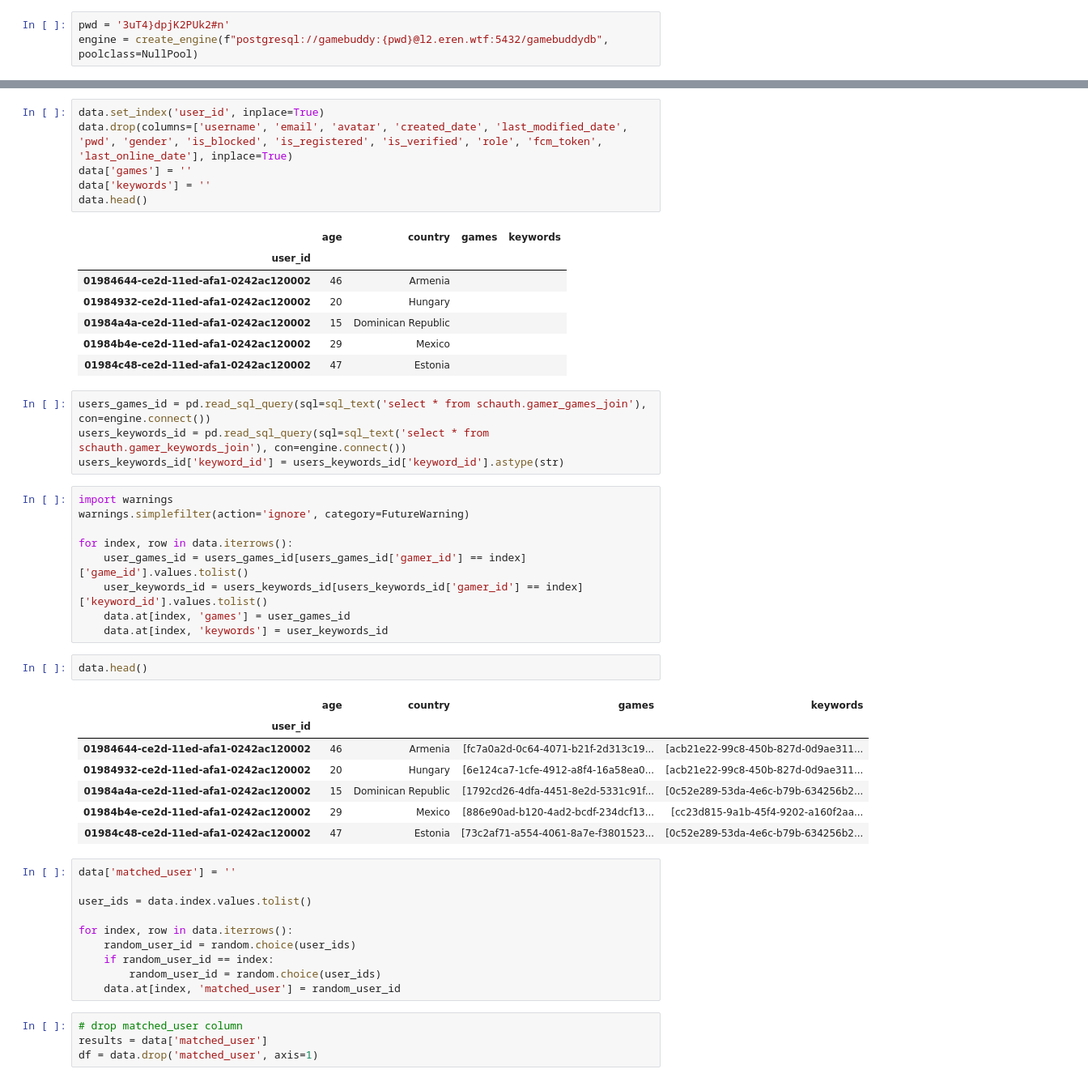
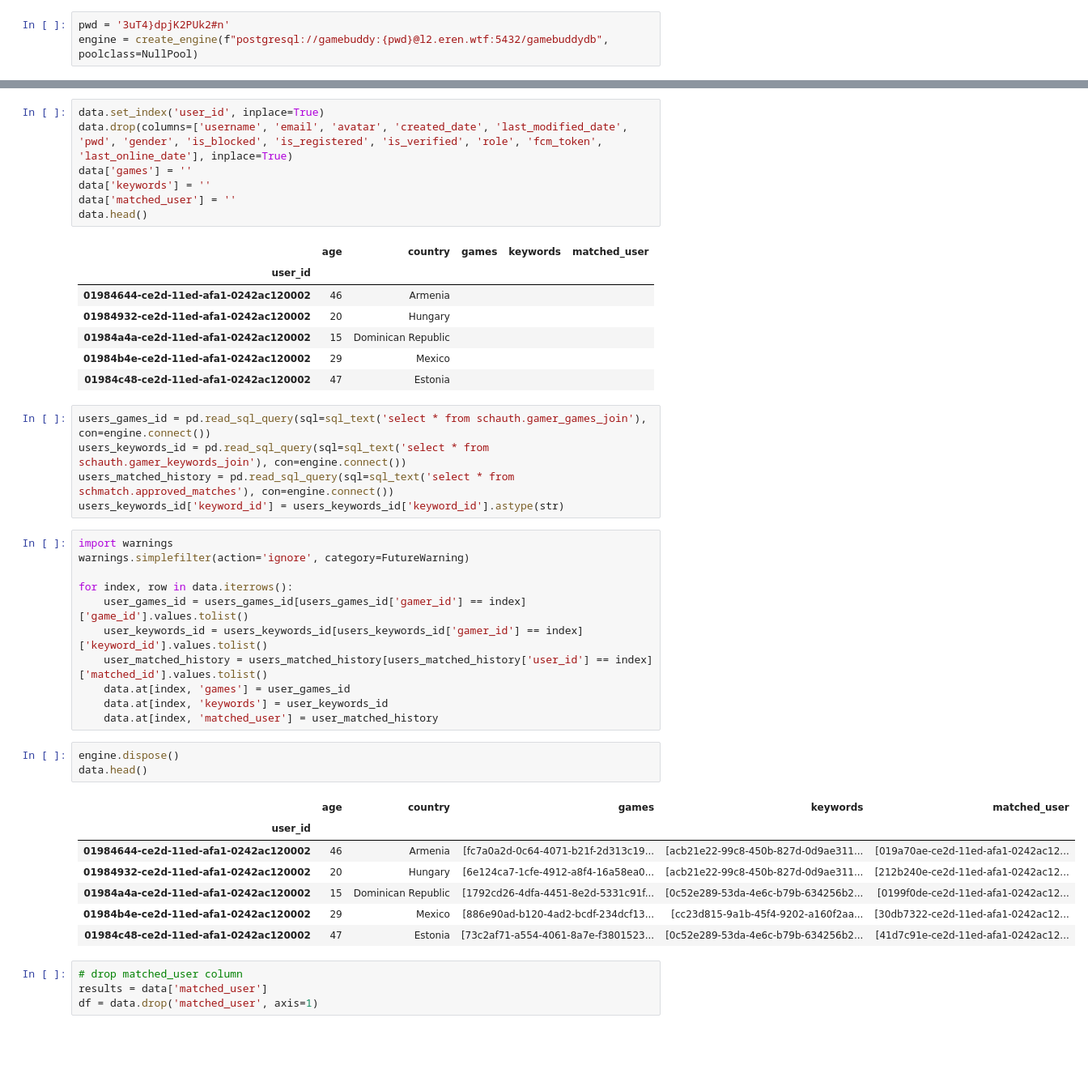
Before and after one commit to GameBuddyDevs/GameBuddy-Model, a Jupyter notebook: GameBuddy-Matching/models/test.ipynb, the cells around one changed output, grey strips where cells are left out. Shown at 81% size. Saved outputs shown, nothing was run; the diff lists cells and outputs as text; blank space fills up the shorter version.

```diff
--- a/GameBuddy-Matching/models/test.ipynb
+++ b/GameBuddy-Matching/models/test.ipynb
@@ -21,18 +21,20 @@ data.set_index('user_id', inplace=True)
 data.drop(columns=['username', 'email', 'avatar', 'created_date', 'last_modified_date', 'pwd', 'gender', 'is_blocked', 'is_registered', 'is_verified', 'role', 'fcm_token', 'last_online_date'], inplace=True)
 data['games'] = ''
 data['keywords'] = ''
+data['matched_user'] = ''
 data.head()
 # %% [output]
-|  | age | country | games | keywords |
-| user_id |  |  |  |  |
-| 01984644-ce2d-11ed-afa1-0242ac120002 | 46 | Armenia |  |  |
-| 01984932-ce2d-11ed-afa1-0242ac120002 | 20 | Hungary |  |  |
-| 01984a4a-ce2d-11ed-afa1-0242ac120002 | 15 | Dominican Republic |  |  |
-| 01984b4e-ce2d-11ed-afa1-0242ac120002 | 29 | Mexico |  |  |
-| 01984c48-ce2d-11ed-afa1-0242ac120002 | 47 | Estonia |  |  |
+|  | age | country | games | keywords | matched_user |
+| user_id |  |  |  |  |  |
+| 01984644-ce2d-11ed-afa1-0242ac120002 | 46 | Armenia |  |  |  |
+| 01984932-ce2d-11ed-afa1-0242ac120002 | 20 | Hungary |  |  |  |
+| 01984a4a-ce2d-11ed-afa1-0242ac120002 | 15 | Dominican Republic |  |  |  |
+| 01984b4e-ce2d-11ed-afa1-0242ac120002 | 29 | Mexico |  |  |  |
+| 01984c48-ce2d-11ed-afa1-0242ac120002 | 47 | Estonia |  |  |  |
 # %%
 users_games_id = pd.read_sql_query(sql=sql_text('select * from schauth.gamer_games_join'), con=engine.connect())
 users_keywords_id = pd.read_sql_query(sql=sql_text('select * from schauth.gamer_keywords_join'), con=engine.connect())
+users_matched_history = pd.read_sql_query(sql=sql_text('select * from schmatch.approved_matches'), con=engine.connect())
 users_keywords_id['keyword_id'] = users_keywords_id['keyword_id'].astype(str)
 # %%
 import warnings
@@ -41,28 +43,21 @@ warnings.simplefilter(action='ignore', category=FutureWarning)
 for index, row in data.iterrows():
     user_games_id = users_games_id[users_games_id['gamer_id'] == index]['game_id'].values.tolist()
     user_keywords_id = users_keywords_id[users_keywords_id['gamer_id'] == index]['keyword_id'].values.tolist()
+    user_matched_history = users_matched_history[users_matched_history['user_id'] == index]['matched_id'].values.tolist()
     data.at[index, 'games'] = user_games_id
     data.at[index, 'keywords'] = user_keywords_id
+    data.at[index, 'matched_user'] = user_matched_history
-# %%
-data.head()
-# %% [output]
-|  | age | country | games | keywords |
-| user_id |  |  |  |  |
-| 01984644-ce2d-11ed-afa1-0242ac120002 | 46 | Armenia | [fc7a0a2d-0c64-4071-b21f-2d313c19... | [acb21e22-99c8-450b-827d-0d9ae311... |
-| 01984932-ce2d-11ed-afa1-0242ac120002 | 20 | Hungary | [6e124ca7-1cfe-4912-a8f4-16a58ea0... | [acb21e22-99c8-450b-827d-0d9ae311... |
-| 01984a4a-ce2d-11ed-afa1-0242ac120002 | 15 | Dominican Republic | [1792cd26-4dfa-4451-8e2d-5331c91f... | [0c52e289-53da-4e6c-b79b-634256b2... |
-| 01984b4e-ce2d-11ed-afa1-0242ac120002 | 29 | Mexico | [886e90ad-b120-4ad2-bcdf-234dcf13... | [cc23d815-9a1b-45f4-9202-a160f2aa... |
-| 01984c48-ce2d-11ed-afa1-0242ac120002 | 47 | Estonia | [73c2af71-a554-4061-8a7e-f3801523... | [0c52e289-53da-4e6c-b79b-634256b2... |
-# %%
-data['matched_user'] = ''
-
-user_ids = data.index.values.tolist()
-
-for index, row in data.iterrows():
-    random_user_id = random.choice(user_ids)
-    if random_user_id == index:
-        random_user_id = random.choice(user_ids)
-    data.at[index, 'matched_user'] = random_user_id
+# %%
+engine.dispose()
+data.head()
+# %% [output]
+|  | age | country | games | keywords | matched_user |
+| user_id |  |  |  |  |  |
+| 01984644-ce2d-11ed-afa1-0242ac120002 | 46 | Armenia | [fc7a0a2d-0c64-4071-b21f-2d313c19... | [acb21e22-99c8-450b-827d-0d9ae311... | [019a70ae-ce2d-11ed-afa1-0242ac12... |
+| 01984932-ce2d-11ed-afa1-0242ac120002 | 20 | Hungary | [6e124ca7-1cfe-4912-a8f4-16a58ea0... | [acb21e22-99c8-450b-827d-0d9ae311... | [212b240e-ce2d-11ed-afa1-0242ac12... |
+| 01984a4a-ce2d-11ed-afa1-0242ac120002 | 15 | Dominican Republic | [1792cd26-4dfa-4451-8e2d-5331c91f... | [0c52e289-53da-4e6c-b79b-634256b2... | [0199f0de-ce2d-11ed-afa1-0242ac12... |
+| 01984b4e-ce2d-11ed-afa1-0242ac120002 | 29 | Mexico | [886e90ad-b120-4ad2-bcdf-234dcf13... | [cc23d815-9a1b-45f4-9202-a160f2aa... | [30db7322-ce2d-11ed-afa1-0242ac12... |
+| 01984c48-ce2d-11ed-afa1-0242ac120002 | 47 | Estonia | [73c2af71-a554-4061-8a7e-f3801523... | [0c52e289-53da-4e6c-b79b-634256b2... | [41d7c91e-ce2d-11ed-afa1-0242ac12... |
 # %%
 # drop matched_user column
 results = data['matched_user']
```
Also changed, not shown: parts of 21 cells of this notebook, 6 other files.
